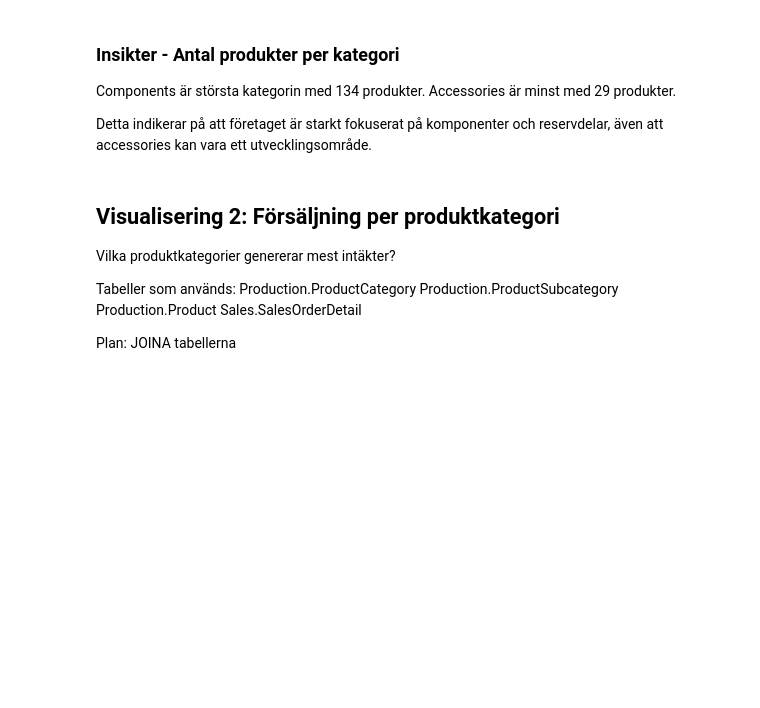
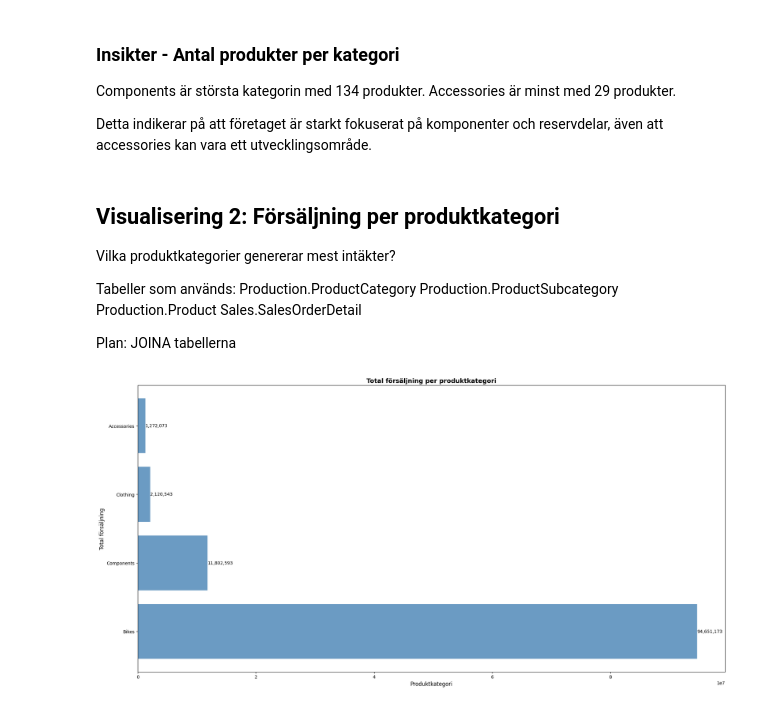
Before and after one commit to iidaclaesson/AdventureWorks2025-analys, a Jupyter notebook: notebooks/analys.ipynb, the cells around one changed output. Drawn from its saved outputs; the diff is of its cells as text; code cells hidden in the pictures; blank space fills up the shorter version.

Commit message:
Added visualisation for Q2

```diff
--- a/notebooks/analys.ipynb
+++ b/notebooks/analys.ipynb
@@ -111,13 +111,37 @@ JOINA tabellerna
 # %%
 query_vis2 = """
 
 SELECT
     pc.Name AS CategoryName,
     SUM(sod.LineTotal) AS TotalSales
 FROM Production.ProductCategory pc
 INNER JOIN Production.ProductSubCategory psc ON pc.ProductCategoryID = psc.ProductCategoryID
 INNER JOIN Production.Product p ON psc.ProductSubCategoryID = p.ProductSubCategoryID
 INNER JOIN Sales.SalesOrderDetail sod ON p.ProductID = sod.ProductID
 GROUP BY pc.Name
 ORDER BY TotalSales DESC
 """
+
+df_vis2 = query_df(query_vis2)
+
+
+
+fig, ax = plt.subplots(figsize=(20, 10))
+
+bars = ax.barh(df_vis2['CategoryName'], df_vis2['TotalSales'], color='steelblue', alpha=0.8)
+for bar in bars:
+    width = bar.get_width()
+    ax.text(
+        width,
+        bar.get_y() + bar.get_height() / 2,
+        f'{width:,.0f}',
+        ha='left',
+        va='center'
+    )
+ax.set_xlabel('Produktkategori', fontsize=12)
+ax.set_ylabel('Total försäljning', fontsize=12)
+ax.set_title('Total försäljning per produktkategori', fontsize=14, fontweight='bold')
+plt.tight_layout()
+plt.show()
+# %% [output]
+[figure, added]
```
